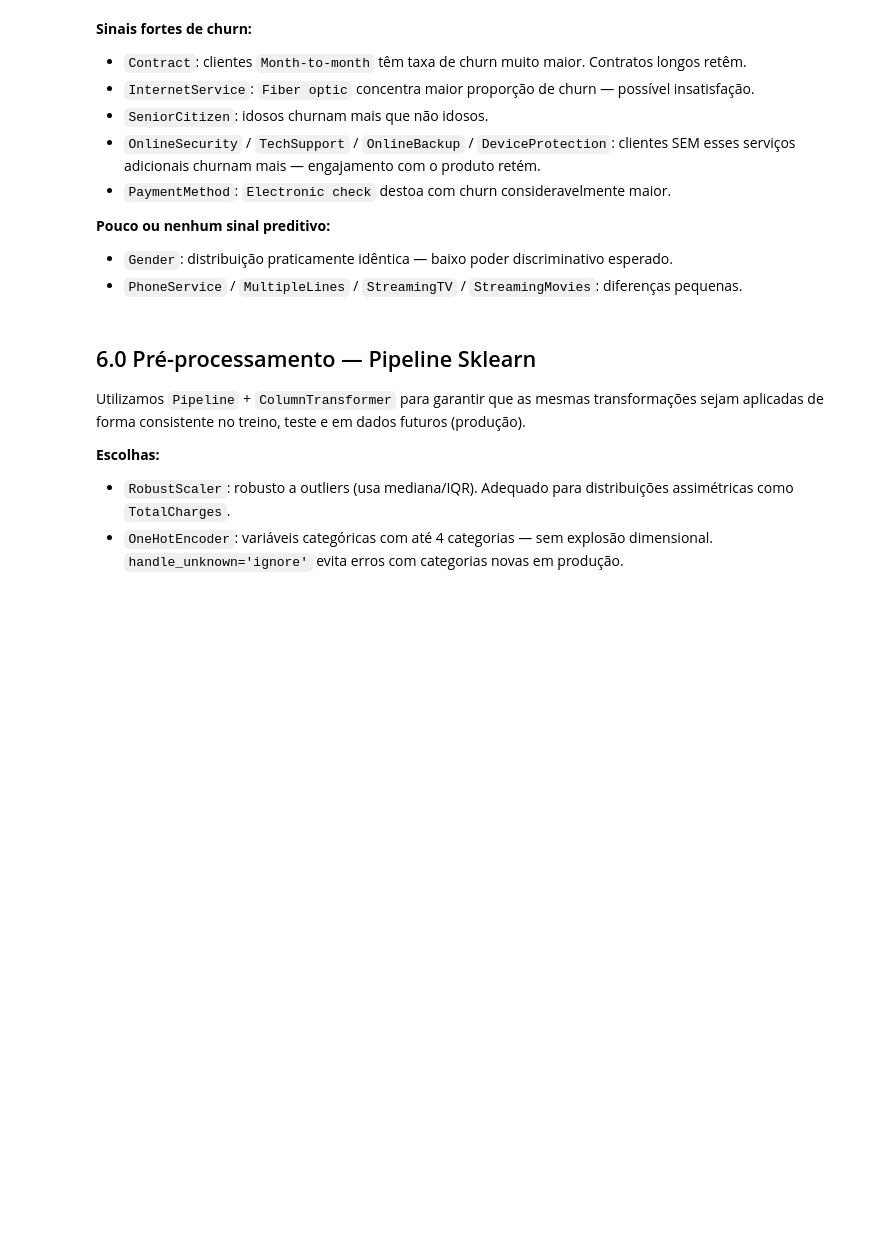
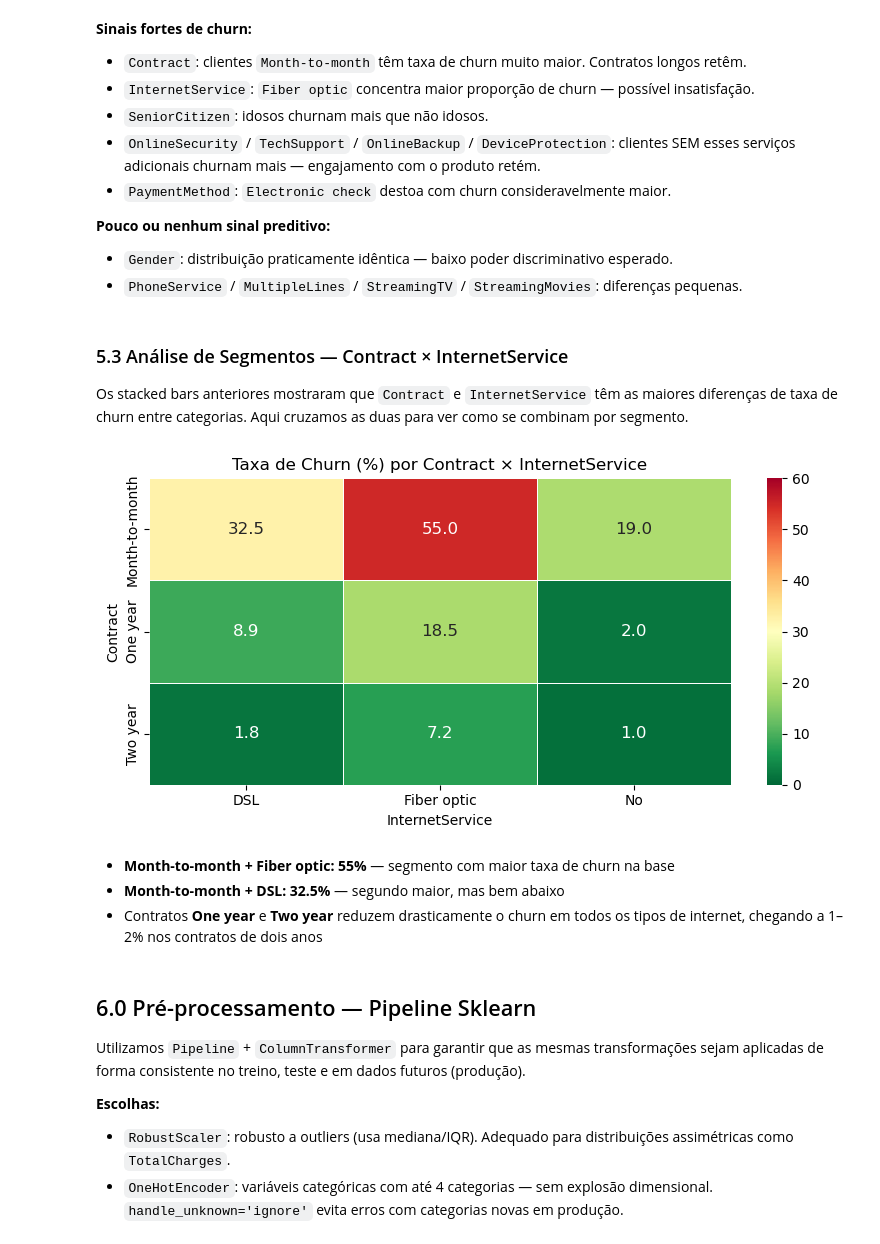
Before and after one commit to Felintox/Telecom-Churn-Classification, a Jupyter notebook: Modelagem_Churn.ipynb, the cells around one changed output. Cells and saved outputs as stored; diff of their text form; code cells hidden in the pictures; blank space fills up the shorter version.

```diff
--- a/Modelagem_Churn.ipynb
+++ b/Modelagem_Churn.ipynb
@@ -240,6 +265,36 @@ plt.show()
  **Pouco ou nenhum sinal preditivo:**
  - `Gender`: distribuição praticamente idêntica — baixo poder discriminativo esperado.
  - `PhoneService` / `MultipleLines` / `StreamingTV` / `StreamingMovies`: diferenças pequenas.
+# %% [markdown]
+ ### 5.3 Análise de Segmentos — Contract × InternetService
+
+ Os stacked bars anteriores mostraram que `Contract` e `InternetService` têm
+ as maiores diferenças de taxa de churn entre categorias.
+ Aqui cruzamos as duas para ver como se combinam por segmento.
+# %%
+heatmap_data = pd.crosstab(
+    X_train['Contract'],
+    X_train['InternetService'],
+    values=y_train,
+    aggfunc='mean'
+) * 100  # taxa de churn em %
+
+plt.figure(figsize=(8, 4))
+sns.heatmap(heatmap_data, annot=True, fmt='.1f', cmap='RdYlGn_r',
+            linewidths=0.5, vmin=0, vmax=60,
+            annot_kws={'size': 12})
+plt.title('Taxa de Churn (%) por Contract × InternetService')
+plt.ylabel('Contract')
+plt.xlabel('InternetService')
+plt.tight_layout()
+plt.show()
+# %% [output]
+[figure, added]
+# %% [markdown]
+ - **Month-to-month + Fiber optic: 55%** — segmento com maior taxa de churn na base
+ - **Month-to-month + DSL: 32.5%** — segundo maior, mas bem abaixo
+ - Contratos **One year** e **Two year** reduzem drasticamente o churn em todos os tipos de internet,
+   chegando a 1–2% nos contratos de dois anos
 # %% [markdown]
  ## 6.0 Pré-processamento — Pipeline Sklearn
 
```
Also changed, not shown: parts of 22 cells of this notebook, 2 other files.
